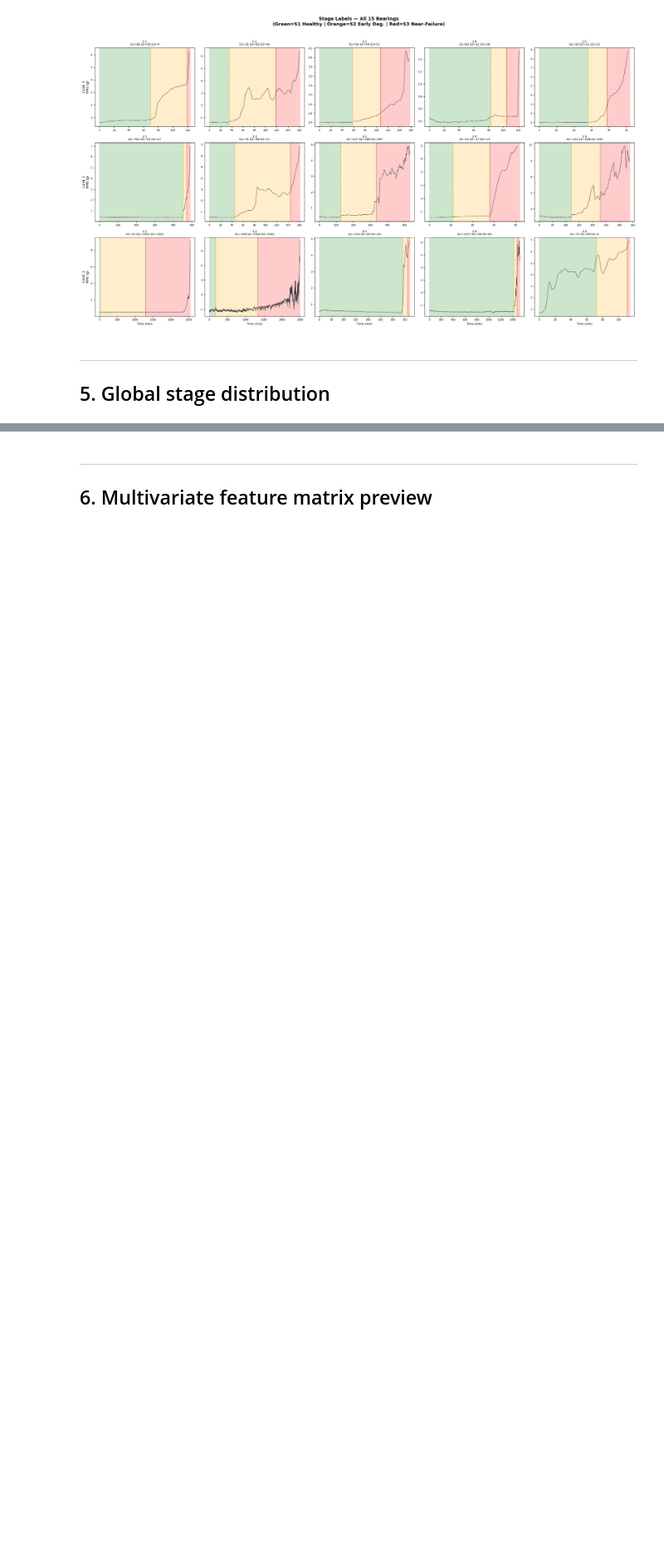
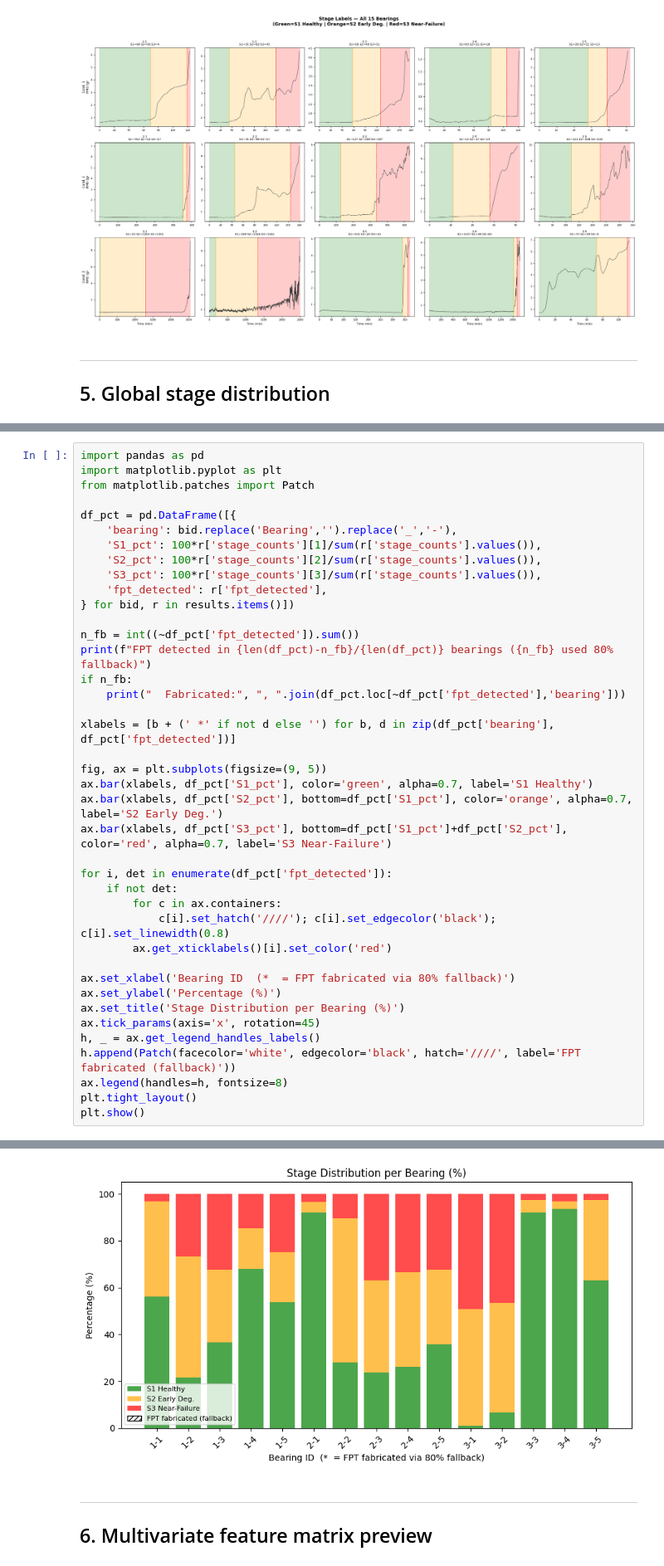
Before and after one commit to f-khadija-benzine/RESS_2025_GAN_Conformal_RUL, a Jupyter notebook: notebooks/02_health_indicator (2).ipynb, the cells around one changed output, grey strips where cells are left out. Shown at 83% size. Saved outputs shown, nothing was run; the diff lists cells and outputs as text; blank space fills up the shorter version.

```diff
--- a/notebooks/02_health_indicator (2).ipynb
+++ b/notebooks/02_health_indicator (2).ipynb
@@ -378,0 +378,41 @@ MEAN across bearings:
+# %%
+import pandas as pd
+import matplotlib.pyplot as plt
+from matplotlib.patches import Patch
+
+df_pct = pd.DataFrame([{
+    'bearing': bid.replace('Bearing','').replace('_','-'),
+    'S1_pct': 100*r['stage_counts'][1]/sum(r['stage_counts'].values()),
+    'S2_pct': 100*r['stage_counts'][2]/sum(r['stage_counts'].values()),
+    'S3_pct': 100*r['stage_counts'][3]/sum(r['stage_counts'].values()),
+    'fpt_detected': r['fpt_detected'],
+} for bid, r in results.items()])
+
+n_fb = int((~df_pct['fpt_detected']).sum())
+print(f"FPT detected in {len(df_pct)-n_fb}/{len(df_pct)} bearings ({n_fb} used 80% fallback)")
+if n_fb:
+    print("  Fabricated:", ", ".join(df_pct.loc[~df_pct['fpt_detected'],'bearing']))
+
+xlabels = [b + (' *' if not d else '') for b, d in zip(df_pct['bearing'], df_pct['fpt_detected'])]
+
+fig, ax = plt.subplots(figsize=(9, 5))
+ax.bar(xlabels, df_pct['S1_pct'], color='green', alpha=0.7, label='S1 Healthy')
+ax.bar(xlabels, df_pct['S2_pct'], bottom=df_pct['S1_pct'], color='orange', alpha=0.7, label='S2 Early Deg.')
+ax.bar(xlabels, df_pct['S3_pct'], bottom=df_pct['S1_pct']+df_pct['S2_pct'], color='red', alpha=0.7, label='S3 Near-Failure')
+
+for i, det in enumerate(df_pct['fpt_detected']):
+    if not det:
+        for c in ax.containers:
+            c[i].set_hatch('////'); c[i].set_edgecolor('black'); c[i].set_linewidth(0.8)
+        ax.get_xticklabels()[i].set_color('red')
+
+ax.set_xlabel('Bearing ID  (*  = FPT fabricated via 80% fallback)')
+ax.set_ylabel('Percentage (%)')
+ax.set_title('Stage Distribution per Bearing (%)')
+ax.tick_params(axis='x', rotation=45)
+h, _ = ax.get_legend_handles_labels()
+h.append(Patch(facecolor='white', edgecolor='black', hatch='////', label='FPT fabricated (fallback)'))
+ax.legend(handles=h, fontsize=8)
+plt.tight_layout()
+plt.show()
+# %% [output]
@@ -379,3 +420,4 @@ MEAN across bearings:
+[figure, added]
 # %% [markdown]
 ---
 ## 6. Multivariate feature matrix preview
```
Also changed, not shown: parts of 7 cells of this notebook.
